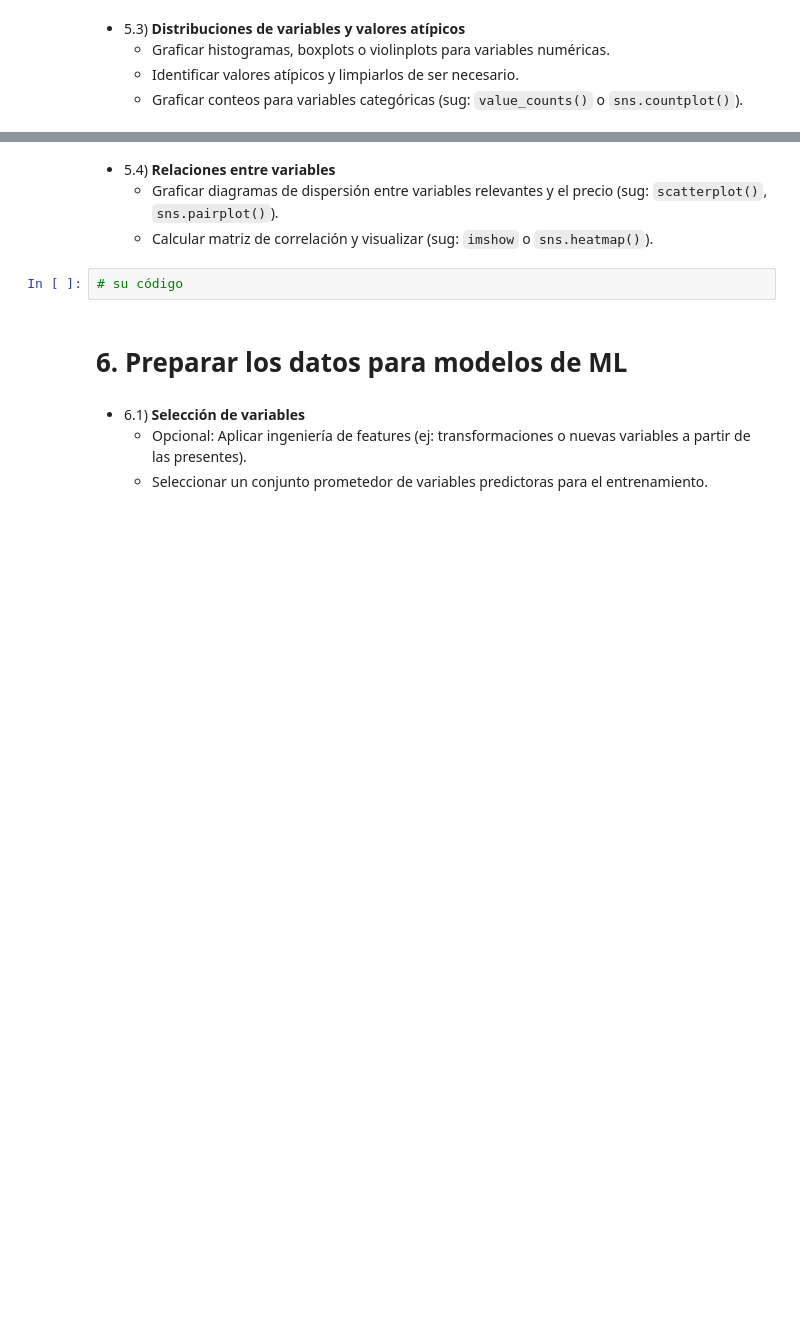
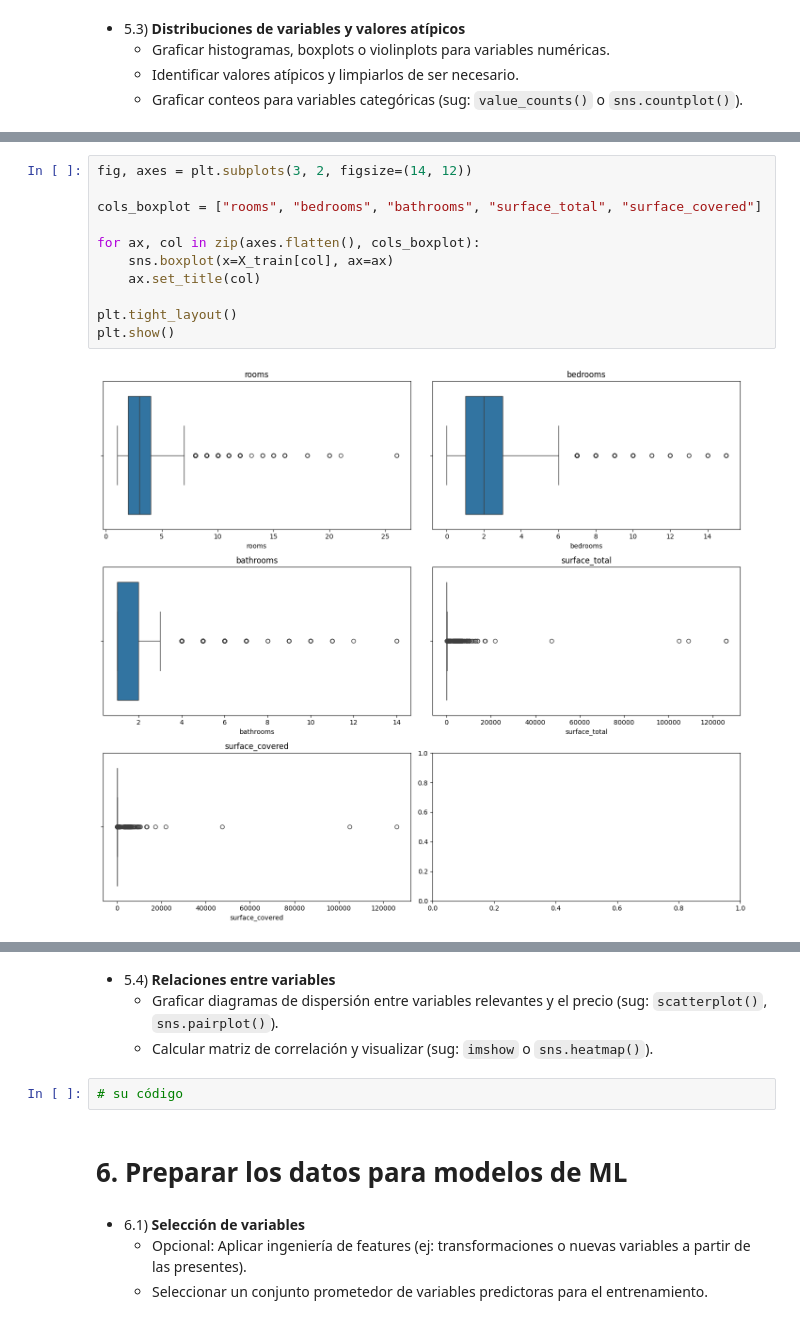
Before and after one commit to matigold22/TP-SIA, a Jupyter notebook: 2026_Consigna_TP1.ipynb, the cells around one changed output, grey strips where cells are left out. Cells and saved outputs as stored; diff of their text form; blank space fills up the shorter version.

```diff
--- a/2026_Consigna_TP1.ipynb
+++ b/2026_Consigna_TP1.ipynb
@@ -270,0 +304,13 @@ dtype: float64
+# %%
+fig, axes = plt.subplots(3, 2, figsize=(14, 12))
+
+cols_boxplot = ["rooms", "bedrooms", "bathrooms", "surface_total", "surface_covered"]
+
+for ax, col in zip(axes.flatten(), cols_boxplot):
+    sns.boxplot(x=X_train[col], ax=ax)
+    ax.set_title(col)
+
+plt.tight_layout()
+plt.show()
+# %% [output]
+[figure, added]
```
Also changed, not shown: parts of 15 cells of this notebook.
